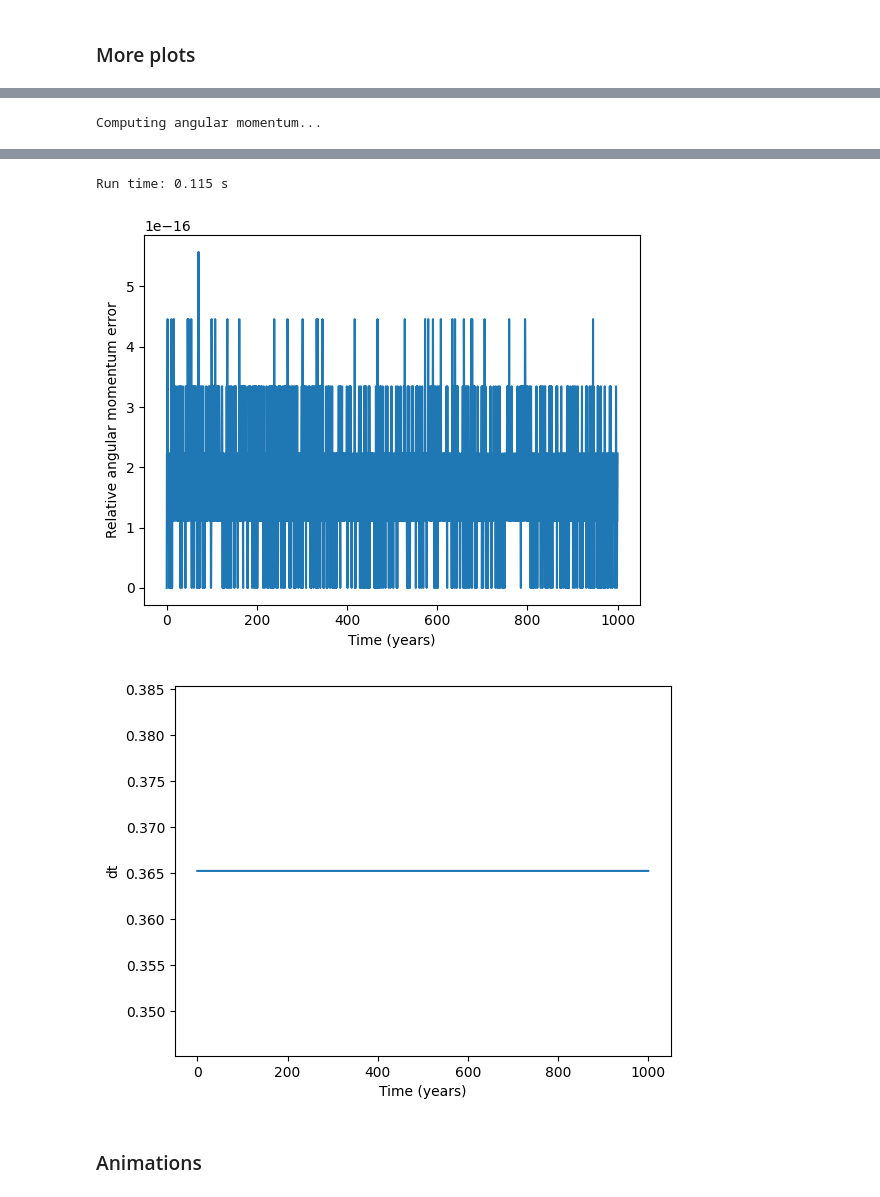
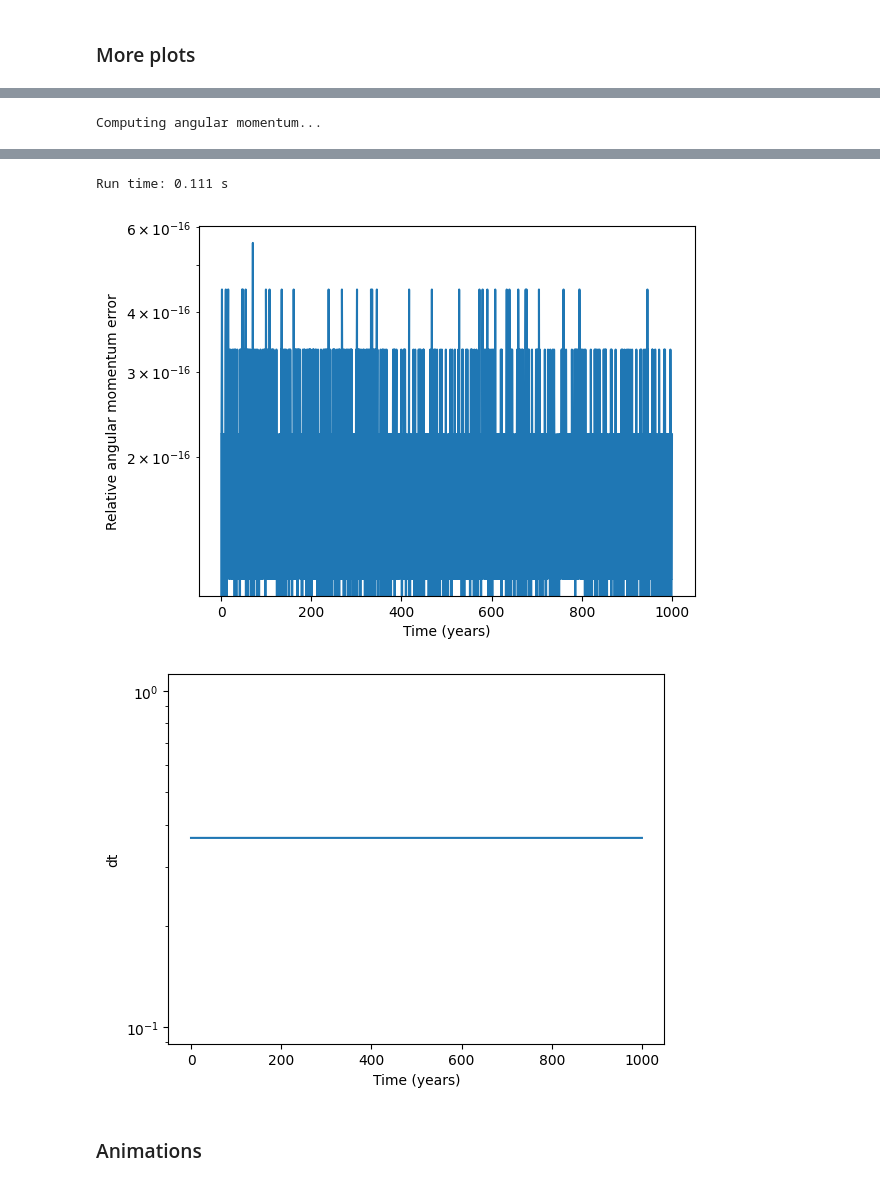
Before and after one commit to alvinng4/Gravity-Simulator, a Jupyter notebook: examples/tutorial.ipynb, the cells around one changed output, grey strips where cells are left out. Saved outputs shown, nothing was run; the diff lists cells and outputs as text; code cells hidden in the pictures.

```diff
--- a/examples/tutorial.ipynb
+++ b/examples/tutorial.ipynb
@@ -103,0 +83,8 @@ Simulation completed! Run time: 0.939 s
+# %%
+sol_state, sol_time, sol_dt = grav_sim.launch_simulation(
+    tf=grav_sim.years_to_days(1000.0),
+    gravitational_system=system,
+    integrator="leapfrog",
+    dt=grav_sim.years_to_days(0.001),
+    storing_freq=500,
+)
@@ -149,28 +172,32 @@ Run time: 0.120 s
 # %%
 sol_angular_momentum = grav_sim.compute_angular_momentum(system, sol_state)
-rel_angular_momentum_error = np.abs((sol_angular_momentum - sol_angular_momentum[0]) / sol_angular_momentum[0])
+rel_angular_momentum_error = np.abs(
+    (sol_angular_momentum - sol_angular_momentum[0]) / sol_angular_momentum[0]
+)
 grav_sim.plot_quantity_against_time(
     quantity=rel_angular_momentum_error,
+    is_log_y=True,
     sol_time=grav_sim.days_to_years(sol_time),
     xlabel="Time (years)",
     ylabel="Relative angular momentum error",
 )
 # %% [output]
 [interactive output not drawn]
 Computing angular momentum...
 [interactive output not drawn]
 [interactive output not drawn]
-Run time: 0.115 s
+Run time: 0.111 s
-[figure, old version]
+[figure, new version]
 # %%
 grav_sim.plot_quantity_against_time(
     quantity=sol_dt,
+    is_log_y=True,
     sol_time=grav_sim.days_to_years(sol_time),
     xlabel="Time (years)",
     ylabel="dt",
 )
 # %% [output]
-[figure, old version]
+[figure, new version]
 # %% [markdown]
 ### Animations
 # %%
```
Also changed, not shown: parts of 15 cells of this notebook.
